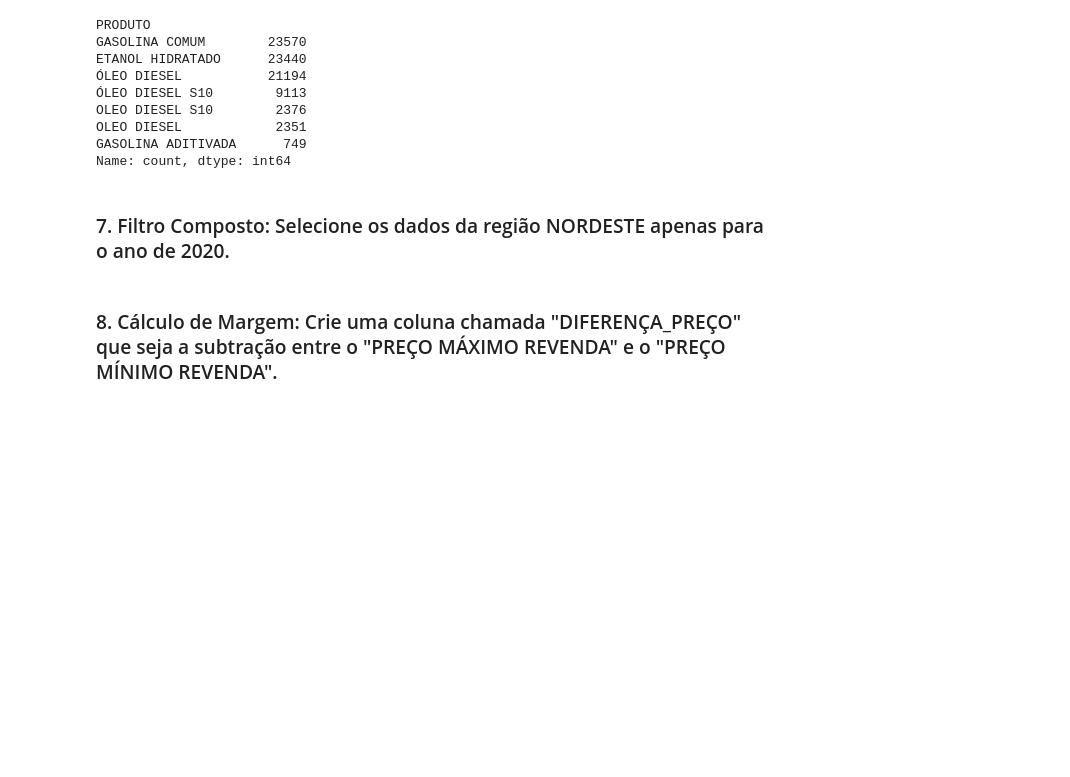
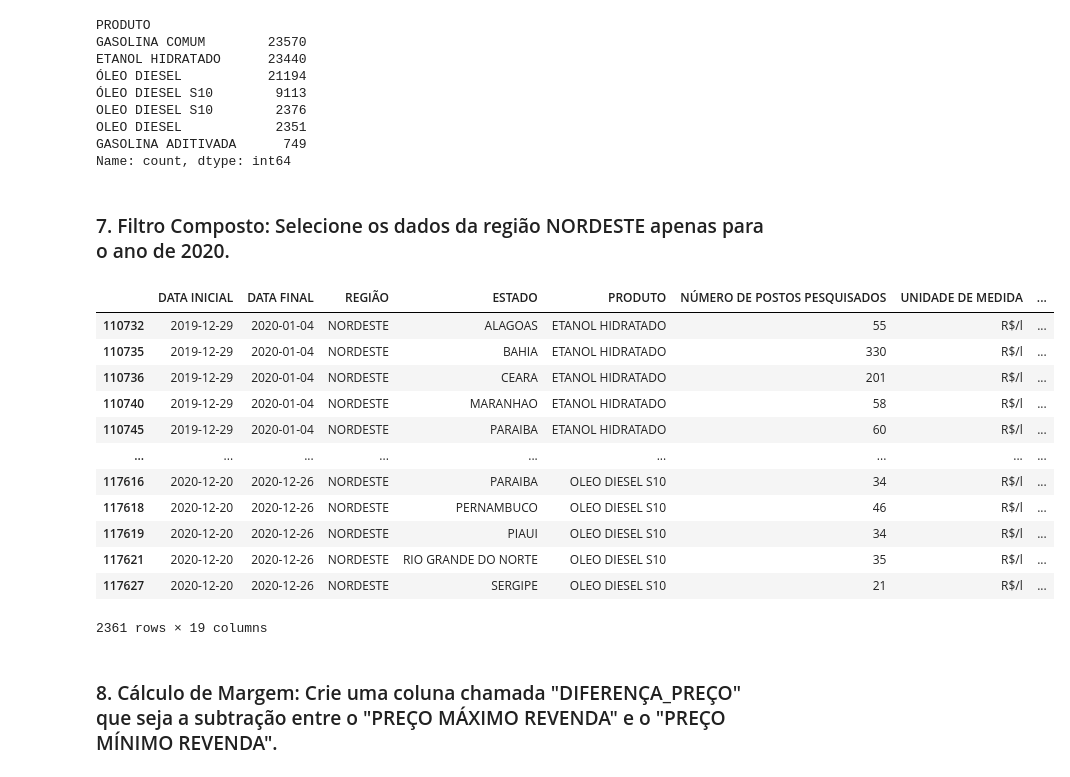
Before and after one commit to eumarianamota/data-science-studies, a Jupyter notebook: modulo-6/ex-01/exercises-3.ipynb, the cells around one changed output. Saved outputs shown, nothing was run; the diff lists cells and outputs as text; code cells hidden in the pictures; blank space fills up the shorter version.

Commit message:
2026-02-04 data science studies

```diff
--- a/modulo-6/ex-01/exercises-3.ipynb
+++ b/modulo-6/ex-01/exercises-3.ipynb
@@ -97,5 +97,21 @@ GASOLINA ADITIVADA      749
 Name: count, dtype: int64
 # %% [markdown]
 ### 7. Filtro Composto: Selecione os dados da região NORDESTE apenas para o ano de 2020.
+# %%
+df[(df["REGIÃO"] == "NORDESTE") & (df["ANO"] == 2020)]
+# %% [output]
+|  | DATA INICIAL | DATA FINAL | REGIÃO | ESTADO | PRODUTO | NÚMERO DE POSTOS PESQUISADOS | UNIDADE DE MEDIDA | ... |
+| 110732 | 2019-12-29 | 2020-01-04 | NORDESTE | ALAGOAS | ETANOL HIDRATADO | 55 | R$/l | ... |
+| 110735 | 2019-12-29 | 2020-01-04 | NORDESTE | BAHIA | ETANOL HIDRATADO | 330 | R$/l | ... |
+| 110736 | 2019-12-29 | 2020-01-04 | NORDESTE | CEARA | ETANOL HIDRATADO | 201 | R$/l | ... |
+| 110740 | 2019-12-29 | 2020-01-04 | NORDESTE | MARANHAO | ETANOL HIDRATADO | 58 | R$/l | ... |
+| 110745 | 2019-12-29 | 2020-01-04 | NORDESTE | PARAIBA | ETANOL HIDRATADO | 60 | R$/l | ... |
+| ... | ... | ... | ... | ... | ... | ... | ... | ... |
+| 117616 | 2020-12-20 | 2020-12-26 | NORDESTE | PARAIBA | OLEO DIESEL S10 | 34 | R$/l | ... |
+| 117618 | 2020-12-20 | 2020-12-26 | NORDESTE | PERNAMBUCO | OLEO DIESEL S10 | 46 | R$/l | ... |
+| 117619 | 2020-12-20 | 2020-12-26 | NORDESTE | PIAUI | OLEO DIESEL S10 | 34 | R$/l | ... |
+| 117621 | 2020-12-20 | 2020-12-26 | NORDESTE | RIO GRANDE DO NORTE | OLEO DIESEL S10 | 35 | R$/l | ... |
+| 117627 | 2020-12-20 | 2020-12-26 | NORDESTE | SERGIPE | OLEO DIESEL S10 | 21 | R$/l | ... |
+2361 rows × 19 columns
 # %% [markdown]
 ### 8. Cálculo de Margem: Crie uma coluna chamada "DIFERENÇA_PREÇO" que seja a subtração entre o "PREÇO MÁXIMO REVENDA" e o "PREÇO MÍNIMO REVENDA".
```
Also changed, not shown: parts of 4 cells of this notebook, 1 other file.
